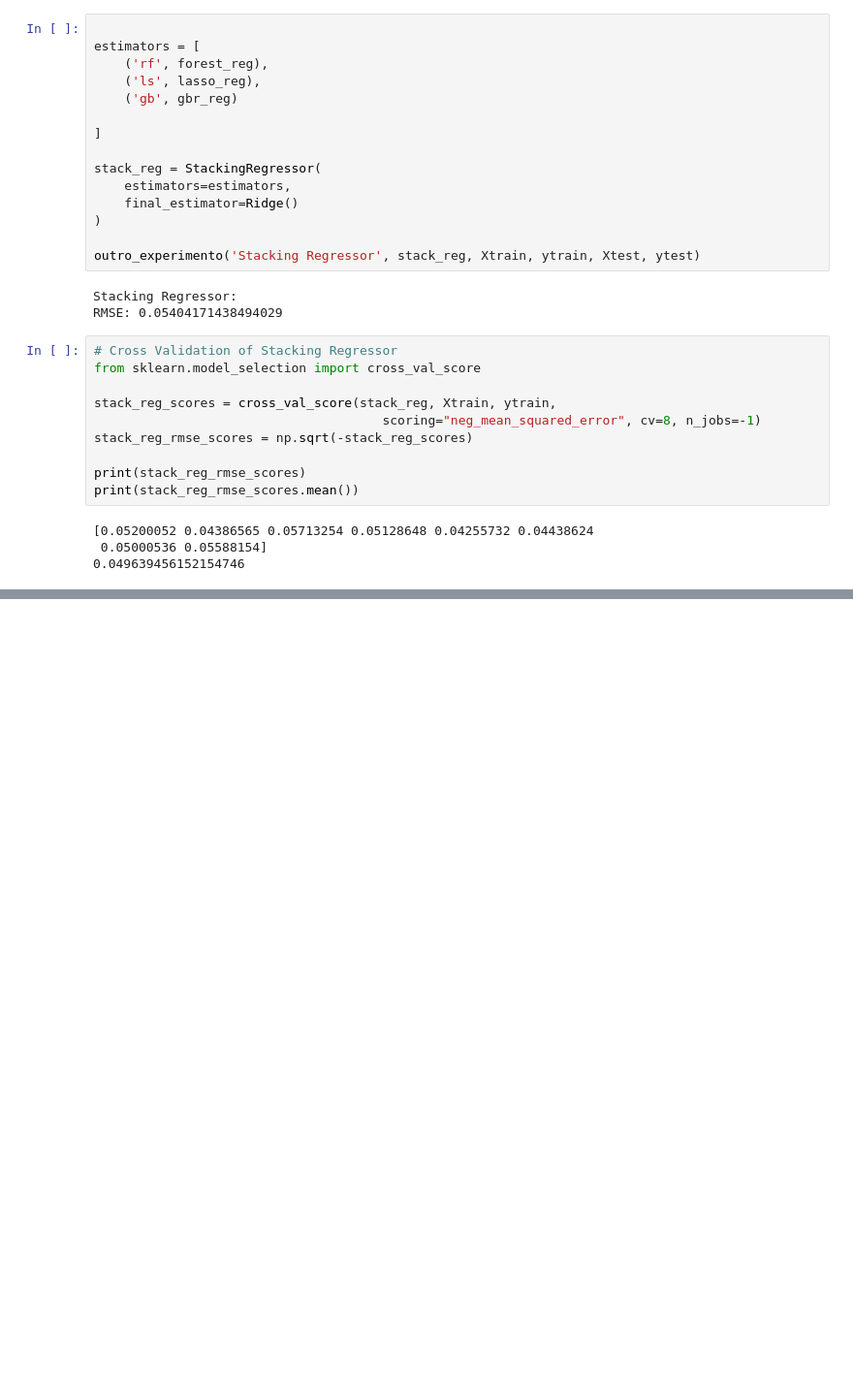
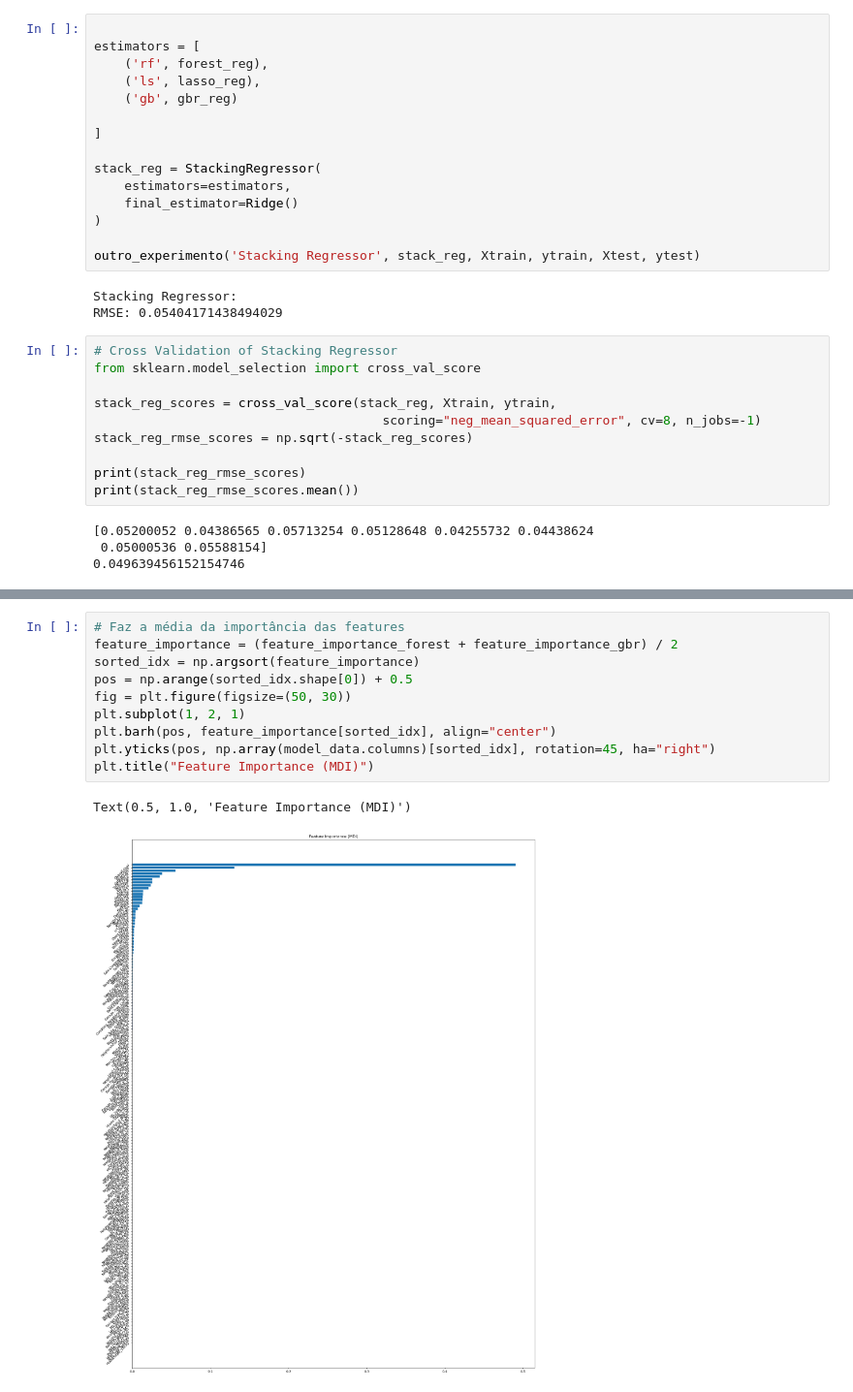
Before and after one commit to RodrigoAnciaes/projeto1-ml-ames-mlops, a Jupyter notebook: notebooks/projeto1.ipynb, the cells around one changed output, grey strips where cells are left out. Shown at 97% size. Cells and saved outputs as stored; diff of their text form; blank space fills up the shorter version.

```diff
--- a/notebooks/projeto1.ipynb
+++ b/notebooks/projeto1.ipynb
@@ -451,0 +477,13 @@ print(mean_scores)
+# %%
+# Faz a média da importância das features
+feature_importance = (feature_importance_forest + feature_importance_gbr) / 2
+sorted_idx = np.argsort(feature_importance)
+pos = np.arange(sorted_idx.shape[0]) + 0.5
+fig = plt.figure(figsize=(50, 30))
+plt.subplot(1, 2, 1)
+plt.barh(pos, feature_importance[sorted_idx], align="center")
+plt.yticks(pos, np.array(model_data.columns)[sorted_idx], rotation=45, ha="right")
+plt.title("Feature Importance (MDI)")
+# %% [output]
+Text(0.5, 1.0, 'Feature Importance (MDI)')
+[figure, added]
```
Also changed, not shown: parts of 14 cells of this notebook.
